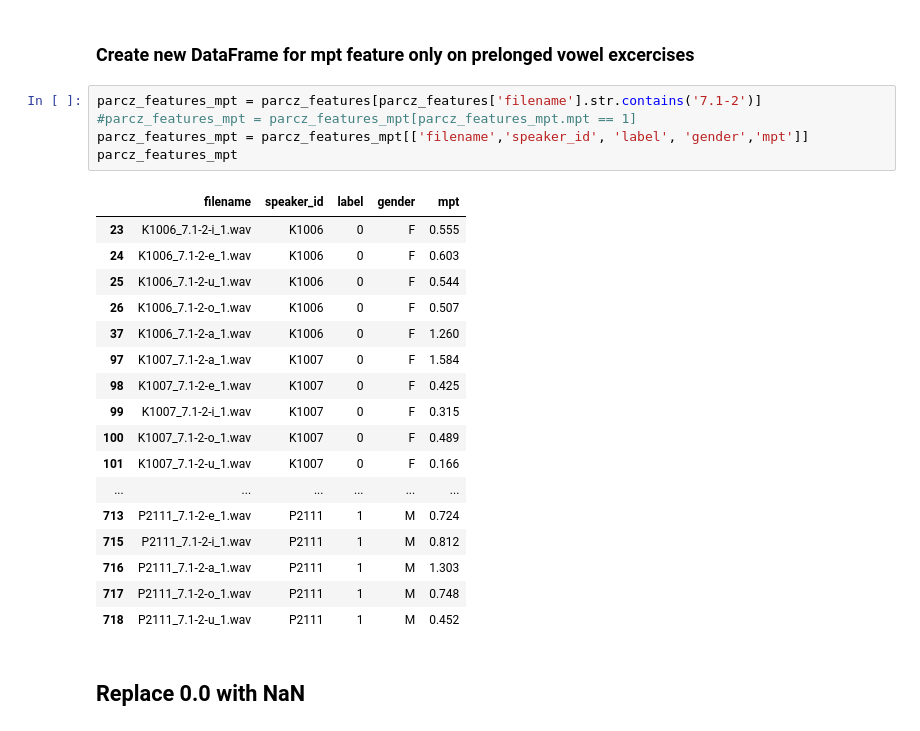
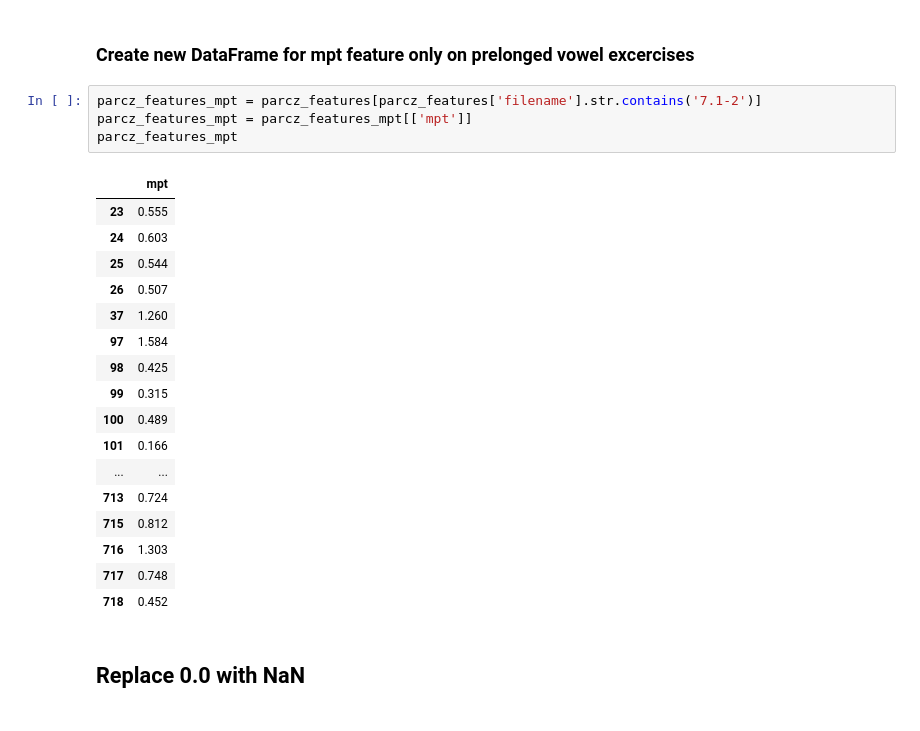
Before and after one commit to RichardLadislav/VuVoPy, a Jupyter notebook: example_scripts/statistic_eval_ntbk.ipynb, the cells around one changed output. Drawn from its saved outputs; the diff is of its cells as text.

```diff
--- a/example_scripts/statistic_eval_ntbk.ipynb
+++ b/example_scripts/statistic_eval_ntbk.ipynb
@@ -25,27 +25,26 @@ parcz_features.sample(10, random_state=42)
 ### Create new DataFrame for mpt feature only on prelonged vowel excercises
 # %%
 parcz_features_mpt = parcz_features[parcz_features['filename'].str.contains('7.1-2')]
-#parcz_features_mpt = parcz_features_mpt[parcz_features_mpt.mpt == 1]
-parcz_features_mpt = parcz_features_mpt[['filename','speaker_id', 'label', 'gender','mpt']]
+parcz_features_mpt = parcz_features_mpt[['mpt']]
 parcz_features_mpt
 # %% [output]
-|  | filename | speaker_id | label | gender | mpt |
-| 23 | K1006_7.1-2-i_1.wav | K1006 | 0 | F | 0.555 |
-| 24 | K1006_7.1-2-e_1.wav | K1006 | 0 | F | 0.603 |
-| 25 | K1006_7.1-2-u_1.wav | K1006 | 0 | F | 0.544 |
-| 26 | K1006_7.1-2-o_1.wav | K1006 | 0 | F | 0.507 |
-| 37 | K1006_7.1-2-a_1.wav | K1006 | 0 | F | 1.260 |
-| 97 | K1007_7.1-2-a_1.wav | K1007 | 0 | F | 1.584 |
-| 98 | K1007_7.1-2-e_1.wav | K1007 | 0 | F | 0.425 |
-| 99 | K1007_7.1-2-i_1.wav | K1007 | 0 | F | 0.315 |
-| 100 | K1007_7.1-2-o_1.wav | K1007 | 0 | F | 0.489 |
-| 101 | K1007_7.1-2-u_1.wav | K1007 | 0 | F | 0.166 |
-| ... | ... | ... | ... | ... | ... |
-| 713 | P2111_7.1-2-e_1.wav | P2111 | 1 | M | 0.724 |
-| 715 | P2111_7.1-2-i_1.wav | P2111 | 1 | M | 0.812 |
-| 716 | P2111_7.1-2-a_1.wav | P2111 | 1 | M | 1.303 |
-| 717 | P2111_7.1-2-o_1.wav | P2111 | 1 | M | 0.748 |
-| 718 | P2111_7.1-2-u_1.wav | P2111 | 1 | M | 0.452 |
+|  | mpt |
+| 23 | 0.555 |
+| 24 | 0.603 |
+| 25 | 0.544 |
+| 26 | 0.507 |
+| 37 | 1.260 |
+| 97 | 1.584 |
+| 98 | 0.425 |
+| 99 | 0.315 |
+| 100 | 0.489 |
+| 101 | 0.166 |
+| ... | ... |
+| 713 | 0.724 |
+| 715 | 0.812 |
+| 716 | 1.303 |
+| 717 | 0.748 |
+| 718 | 0.452 |
 # %% [markdown]
 ## Replace 0.0 with NaN
 # %%
```
Also changed, not shown: parts of 20 cells of this notebook.
